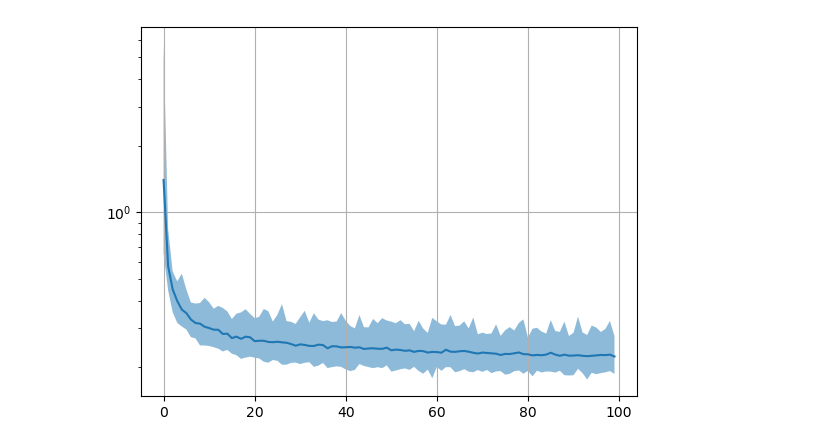
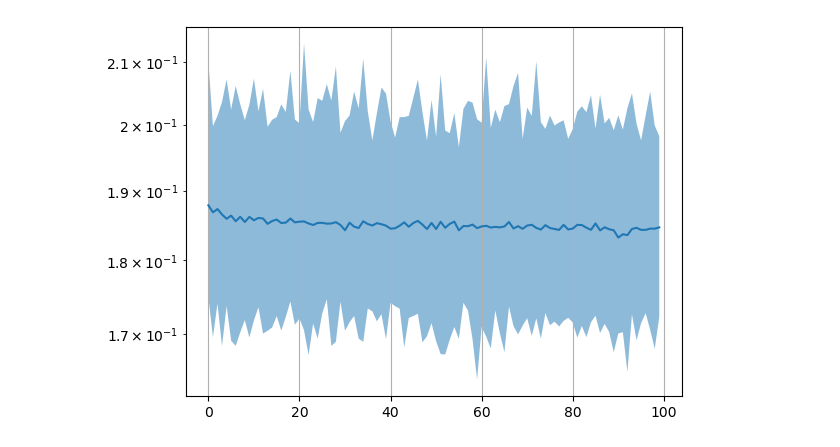
Before and after one commit to davidesartor/CANNA, a Jupyter notebook: Sinusoid.ipynb, the cells around one changed output. Cells and saved outputs as stored; diff of their text form; code cells hidden in the pictures.

Commit message:
improved model

```diff
--- a/Sinusoid.ipynb
+++ b/Sinusoid.ipynb
@@ -10,16 +10,17 @@ env: CUDA_VISIBLE_DEVICES=0
 env: XLA_PYTHON_CLIENT_PREALLOCATE=false
 env: JAX_ENABLE_X64=True
 # %%
-import jax.random as jr
 dataset = SinusoidDataset()
 x_shapes, y_shape = dataset.xy_shapes()
-model = MLPCNF(x_dim=len(x_shapes), y_dim=y_shape[-1], hidden=64, depth=4, rng=jr.key(0))
-model, losses = model.fit(dataset, batch_size=4*1024, epochs=100, learning_rate=1e-3)
+model = MLPCNF(x_dim=len(x_shapes), y_dim=y_shape[-1], dim=64, depth=4)
+model, losses = model.fit(dataset, batch_size=4*1024, epochs=100, learning_rate=3e-4)
 # %%
 import matplotlib.pyplot as plt
+import treescope
 plt.semilogy(losses.mean(axis=-1))
 plt.fill_between(range(len(losses)), losses.min(axis=-1), losses.max(axis=-1), alpha=0.5)
 plt.grid()
 plt.show()
+treescope.display(model)
 # %% [output]
-[figure, old version]
+[figure, new version]
```
Also changed, not shown: parts of 4 cells of this notebook, 1 other file.
